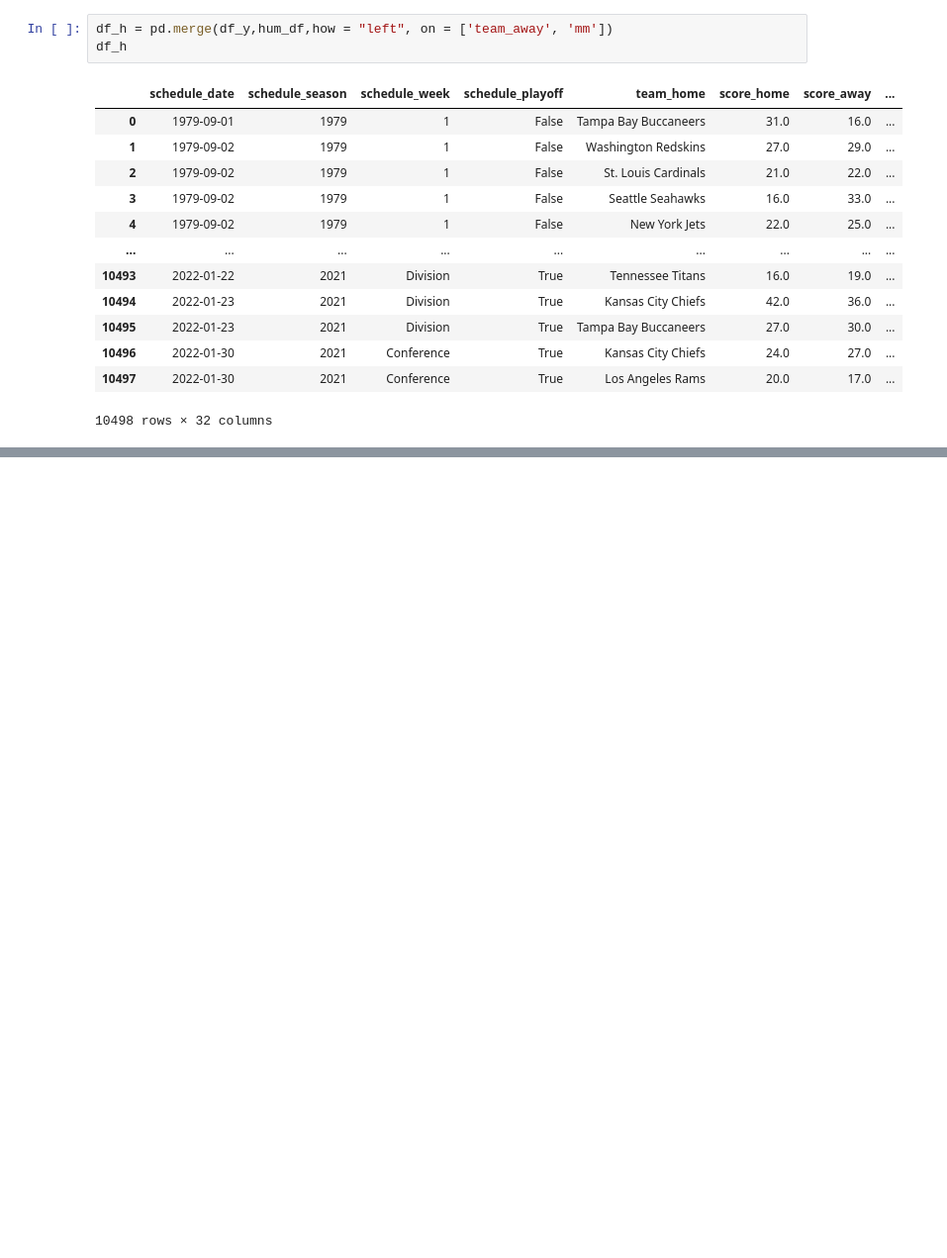
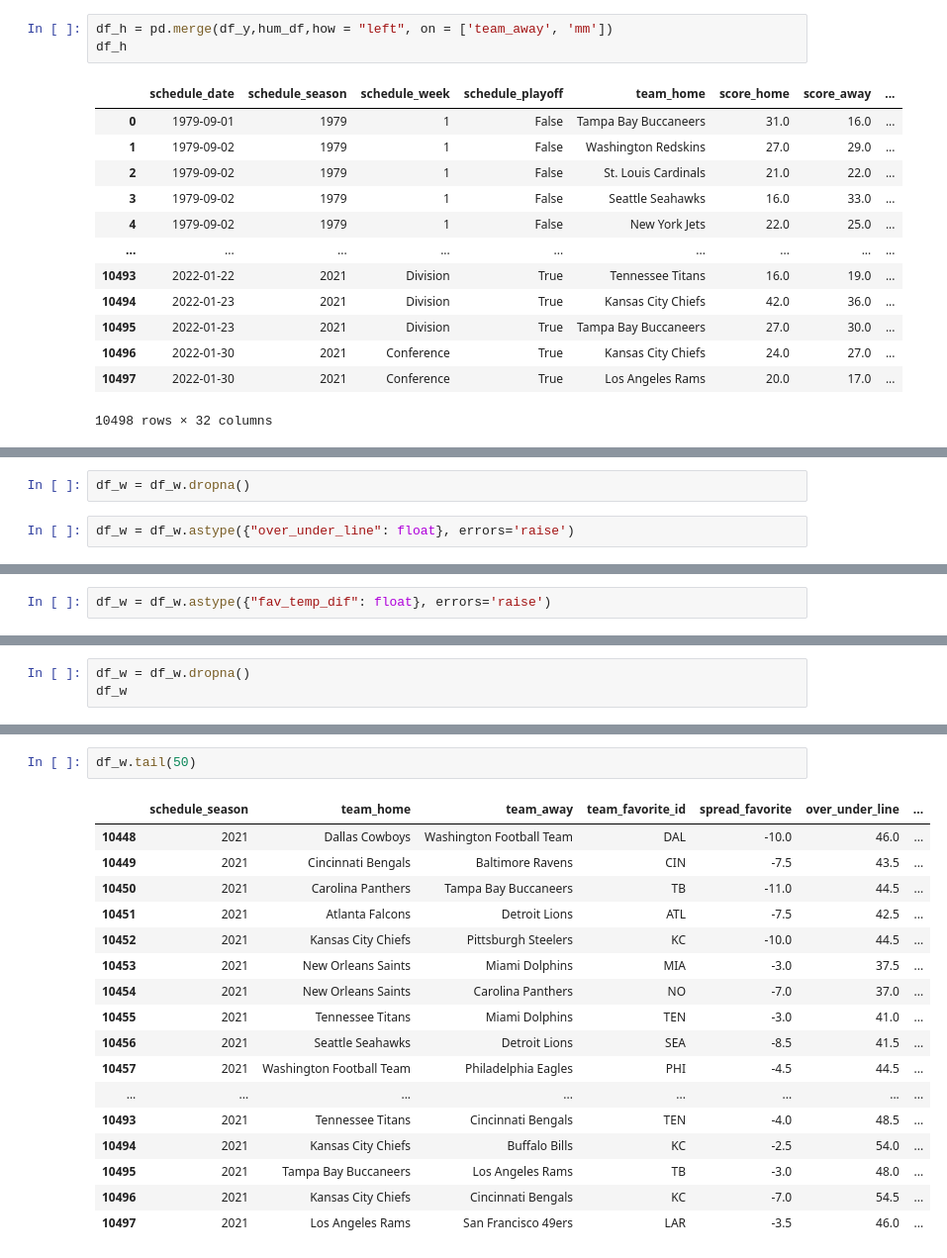
Before and after one commit to CooperWThompson/NFL-Gambling-Project, a Jupyter notebook: Cooper/All the data preparations.ipynb, the cells around one changed output, grey strips where cells are left out. Shown at 99% size. Drawn from its saved outputs; the diff is of its cells as text; blank space fills up the shorter version.

```diff
--- a/Cooper/Untitled.ipynb
+++ b/Cooper/All the data preparations.ipynb
@@ -2335,0 +2786,4 @@ df_h.loc[df_h['away_humidity'].isna()]
+# %%
+df_w = df_w.dropna()
+# %%
+df_w = df_w.astype({"over_under_line": float}, errors='raise')
@@ -2335,0 +2810,2 @@ df_h.loc[df_h['away_humidity'].isna()]
+# %%
+df_w = df_w.astype({"fav_temp_dif": float}, errors='raise')
@@ -2335,0 +2832,3 @@ df_h.loc[df_h['away_humidity'].isna()]
+# %%
+df_w = df_w.dropna()
+df_w
@@ -2335,0 +2849,20 @@ df_h.loc[df_h['away_humidity'].isna()]
+# %%
+df_w.tail(50)
+# %% [output]
+|  | schedule_season | team_home | team_away | team_favorite_id | spread_favorite | over_under_line | ... |
+| 10448 | 2021 | Dallas Cowboys | Washington Football Team | DAL | -10.0 | 46.0 | ... |
+| 10449 | 2021 | Cincinnati Bengals | Baltimore Ravens | CIN | -7.5 | 43.5 | ... |
+| 10450 | 2021 | Carolina Panthers | Tampa Bay Buccaneers | TB | -11.0 | 44.5 | ... |
+| 10451 | 2021 | Atlanta Falcons | Detroit Lions | ATL | -7.5 | 42.5 | ... |
+| 10452 | 2021 | Kansas City Chiefs | Pittsburgh Steelers | KC | -10.0 | 44.5 | ... |
+| 10453 | 2021 | New Orleans Saints | Miami Dolphins | MIA | -3.0 | 37.5 | ... |
+| 10454 | 2021 | New Orleans Saints | Carolina Panthers | NO | -7.0 | 37.0 | ... |
+| 10455 | 2021 | Tennessee Titans | Miami Dolphins | TEN | -3.0 | 41.0 | ... |
+| 10456 | 2021 | Seattle Seahawks | Detroit Lions | SEA | -8.5 | 41.5 | ... |
+| 10457 | 2021 | Washington Football Team | Philadelphia Eagles | PHI | -4.5 | 44.5 | ... |
+| ... | ... | ... | ... | ... | ... | ... | ... |
+| 10493 | 2021 | Tennessee Titans | Cincinnati Bengals | TEN | -4.0 | 48.5 | ... |
+| 10494 | 2021 | Kansas City Chiefs | Buffalo Bills | KC | -2.5 | 54.0 | ... |
+| 10495 | 2021 | Tampa Bay Buccaneers | Los Angeles Rams | TB | -3.0 | 48.0 | ... |
+| 10496 | 2021 | Kansas City Chiefs | Cincinnati Bengals | KC | -7.0 | 54.5 | ... |
+| 10497 | 2021 | Los Angeles Rams | San Francisco 49ers | LAR | -3.5 | 46.0 | ... |
```
Also changed, not shown: parts of 73 cells of this notebook, 2 other files.
